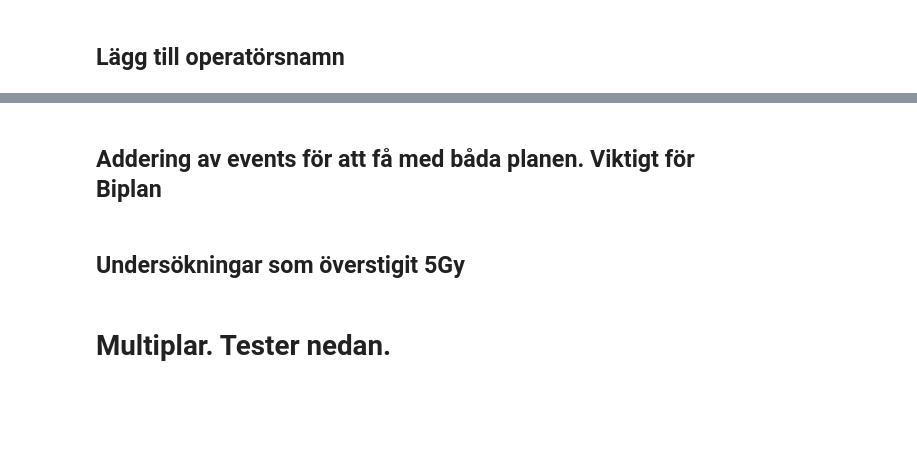
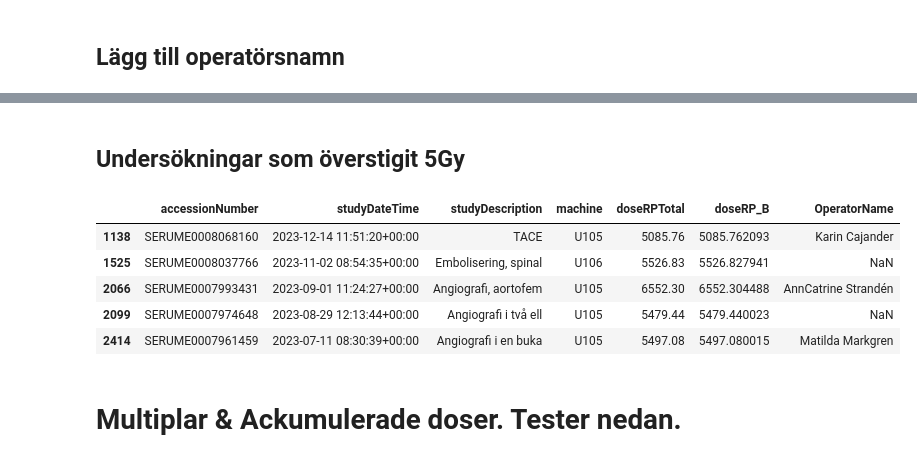
Before and after one commit to rvbCMTS/rvbrtg, a Jupyter notebook: Modaliteter/Intervention/AK över 5 Gy 2022.ipynb, the cells around one changed output, grey strips where cells are left out. Cells and saved outputs as stored; diff of their text form; code cells hidden in the pictures; blank space fills up the shorter version.

Commit message:
Cleanup of code and Plane B summation

```diff
--- a/Modaliteter/Intervention/AK över 5 Gy 2022.ipynb
+++ b/Modaliteter/Intervention/AK över 5 Gy 2022.ipynb
@@ -230,0 +223,20 @@ study.doseRPTotal
+# %%
+#Städa data
+
+#Ta bort raderna med Aluminium-filter
+series = series[series['xrayFilterMaterial'] == 'Copper or Copper compound']
+#Ta bort dubletter
+series = series.drop_duplicates(subset="irradiationEventUID", keep='last', inplace=False)
+#Räkna ut dos i referenspunkt även för Plan B vid biplan WIP: Hur gör man detta endast för biplan?
+series_plane_b = series.groupby(["studyInstanceUID", "accessionNumber", "acquisitionPlaneSeries"]).sum("doseRP").reset_index()
+series_plane_b = series_plane_b.drop(series_plane_b[series_plane_b['acquisitionPlaneSeries'] == 'Plane A'].index)
+series_plane_b.rename(columns={"doseRP": "doseRP_B"}, inplace=True)
+series_plane_b = series_plane_b.loc[:, ["studyInstanceUID", "accessionNumber", "doseRP_B"]]
+study = study.merge(series_plane_b, on = ["studyInstanceUID", "accessionNumber"], how = "left")
+#Slå ihop Study och Series
+study_series = pd.merge(series,study,how = 'left', on = ['accessionNumber', 'studyInstanceUID'])
+#Justera tiden på Plan A på Biplan så angiven tid synkar mellan Plan A och Plan B
+study_series.loc[(study_series['acquisitionPlaneSeries'] == 'Plane A') & (study_series['machine'] == 'U104'), ["dateTimeStarted"]] =  study_series.loc[(study_series['acquisitionPlaneSeries'] == 'Plane A') & (study_series['machine'] == 'U104'), ["dateTimeStarted"]] + pd.DateOffset(hours=2)
+
+#Test
+#study_series[study_series["accessionNumber"] == "SERUME0008080448"]
@@ -266,6 +307,6 @@ print(names.columns)
 # %%
 #Joina dataframes för att få in operatörsnamn
-study_names = study.merge(names, on = ["performingPhysicianName"], how = "left")
-
+study_series = study_series.merge(names, on = ["performingPhysicianName"], how = "left")
+study = study.merge(names, on = ["performingPhysicianName"], how = "left")
 #Print för att kolla så att det funkade
-print(study_names.OperatorName)
+print(study.OperatorName)
@@ -272,2 +325,0 @@ print(study_names.OperatorName)
-# %% [markdown]
-## Addering av events för att få med båda planen. Viktigt för Biplan
@@ -279,8 +326,17 @@ study_names_planes = study_names.merge(total_doseRP_study_and_plane, on = ["stud
+# %% [markdown]
+## Undersökningar som överstigit 5Gy
 # %%
 #Filtrera fram alla ingrepp där summerade doseRP från study_names_planes överstiger 5 Gy
 
-study_5Gy = study_names_planes[study_names_planes.doseRP > 5000]
+study_5Gy = study[study['doseRPTotal'] > 5000]
 
 # Kika på innehåll i dataframe
-study_5Gy[["accessionNumber","studyDateTime","studyDescription","machine","doseRPTotal","acquisitionPlaneSeries","doseRP","OperatorName"]]
+study_5Gy[["accessionNumber","studyDateTime","studyDescription","machine","doseRPTotal", "doseRP_B", "OperatorName"]]
+# %% [output]
+|  | accessionNumber | studyDateTime | studyDescription | machine | doseRPTotal | doseRP_B | OperatorName |
+| 1138 | SERUME0008068160 | 2023-12-14 11:51:20+00:00 | TACE | U105 | 5085.76 | 5085.762093 | Karin Cajander |
+| 1525 | SERUME0008037766 | 2023-11-02 08:54:35+00:00 | Embolisering, spinal | U106 | 5526.83 | 5526.827941 | NaN |
+| 2066 | SERUME0007993431 | 2023-09-01 11:24:27+00:00 | Angiografi, aortofem | U105 | 6552.30 | 6552.304488 | AnnCatrine Strandén |
+| 2099 | SERUME0007974648 | 2023-08-29 12:13:44+00:00 | Angiografi i två ell | U105 | 5479.44 | 5479.440023 | NaN |
+| 2414 | SERUME0007961459 | 2023-07-11 08:30:39+00:00 | Angiografi i en buka | U105 | 5497.08 | 5497.080015 | Matilda Markgren |
 # %%
@@ -292,2 +347,0 @@ test.to_excel("C:/Users/chgr09/GIT/rvbrtg/Data/output_data/Binjure.xlsx")
-# %% [markdown]
-## Undersökningar som överstigit 5Gy
@@ -304,3 +348,3 @@ study_5Gy.to_excel("output_data/Över_5Gy.xlsx")
 # %% [markdown]
-# Multiplar. Tester nedan.
+# Multiplar & Ackumulerade doser. Tester nedan.
 # %%
```
Also changed, not shown: parts of 21 cells of this notebook, 1 other file.
